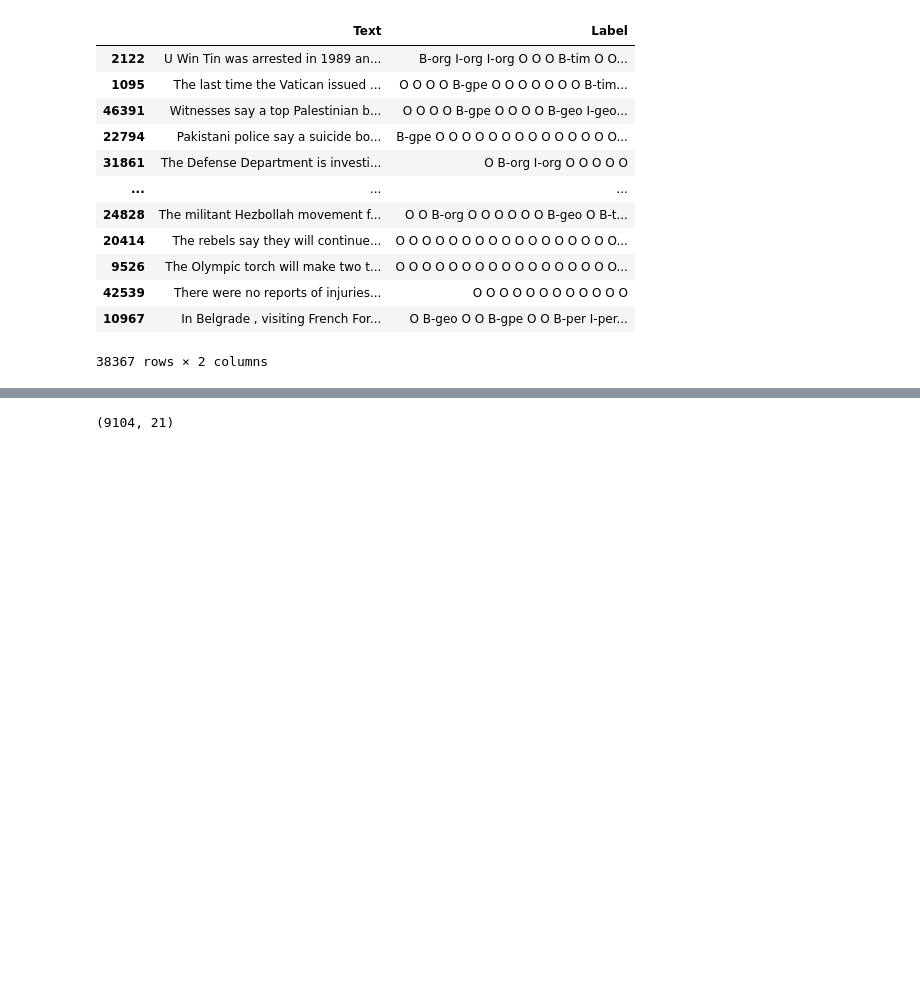
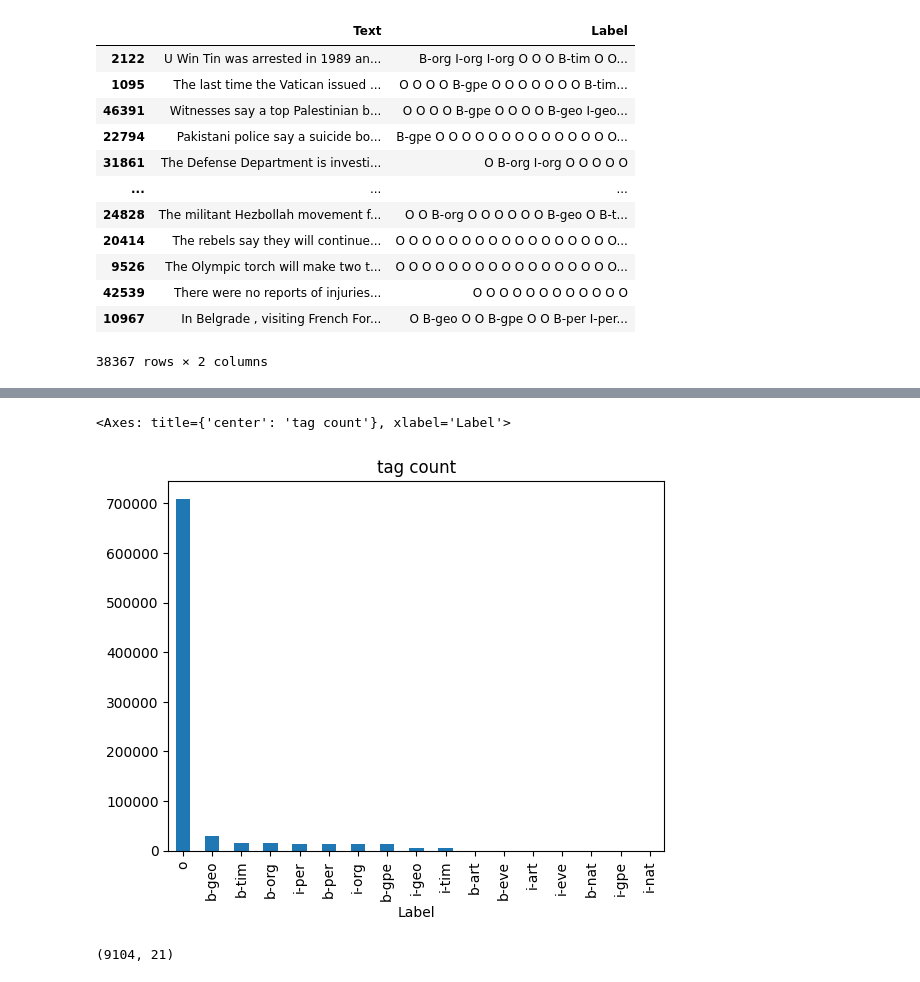
Before and after one commit to gitE0Z9/pytorch-implementations, a Jupyter notebook: notebooks/bilstm-crf.ipynb, the cells around one changed output, grey strips where cells are left out. Saved outputs shown, nothing was run; the diff lists cells and outputs as text; code cells hidden in the pictures; blank space fills up the shorter version.

```diff
--- a/notebooks/bilstm-crf.ipynb
+++ b/notebooks/bilstm-crf.ipynb
@@ -81,3 +92,8 @@ train_data
+# %%
+train_data["Label"].str.lower().str.split().explode().value_counts().plot(kind='bar', title='tag count')
+# %% [output]
+<Axes: title={'center': 'tag count'}, xlabel='Label'>
+[figure, added]
 # %%
 vocab = build_vocab(
     train_data["Text"].str.lower().str.split(),
```
Also changed, not shown: parts of 25 cells of this notebook, 1 other file.
